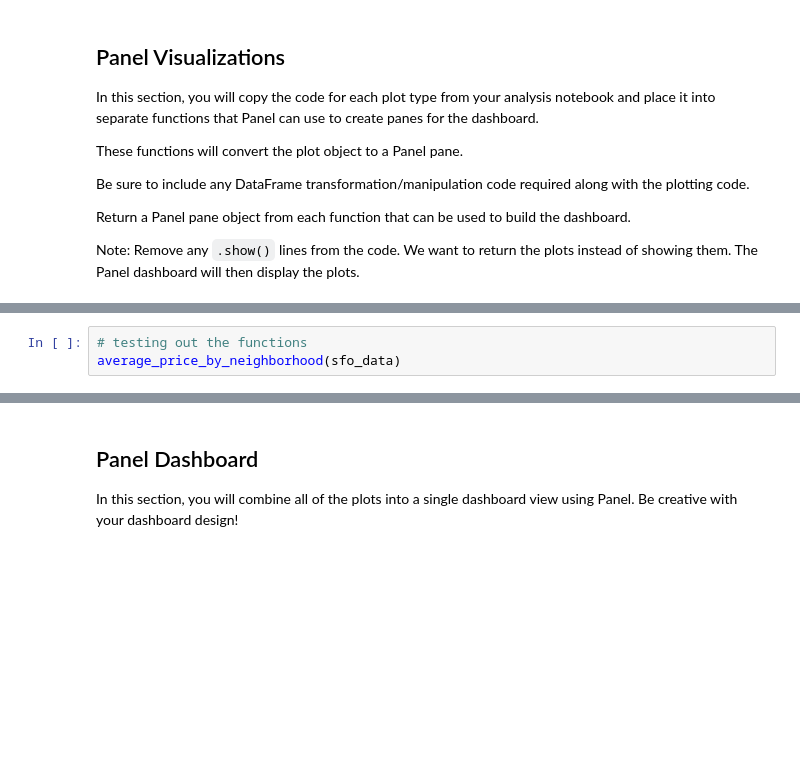
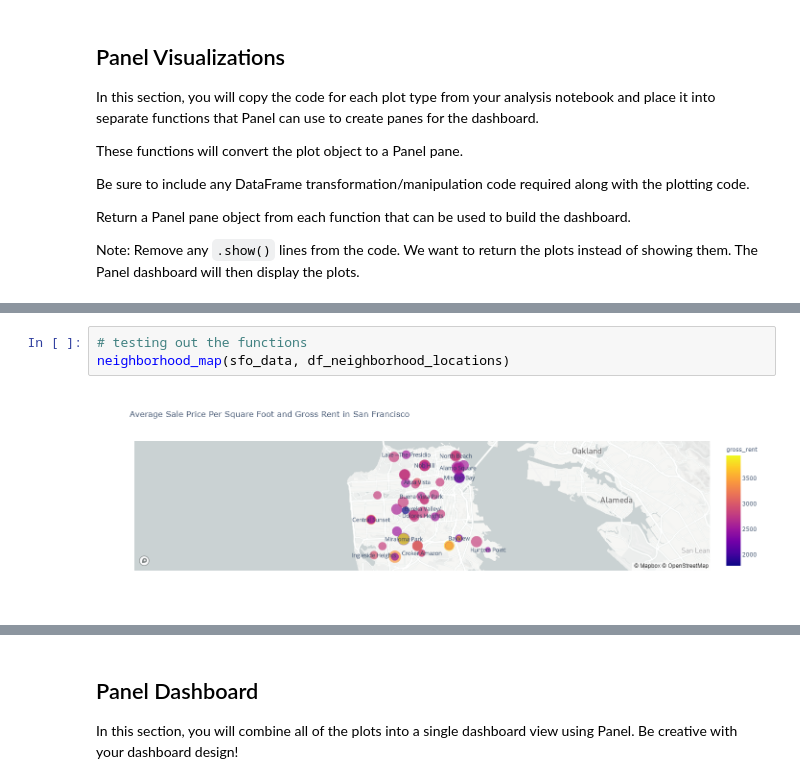
Before and after one commit to dovu93/PyViz_HW, a Jupyter notebook: Assignment/dashboard.ipynb, the cells around one changed output, grey strips where cells are left out. Saved outputs shown, nothing was run; the diff lists cells and outputs as text; blank space fills up the shorter version.

Commit message:
finished the charts part, need to add the panel

```diff
--- a/Assignment/dashboard.ipynb
+++ b/Assignment/dashboard.ipynb
@@ -154,3 +189,5 @@ def neighborhood_map(data_file, coordinates):
 # %%
 # testing out the functions
-average_price_by_neighborhood(sfo_data)
+neighborhood_map(sfo_data, df_neighborhood_locations)
+# %% [output]
+[figure, added]
```
Also changed, not shown: parts of 8 cells of this notebook.
